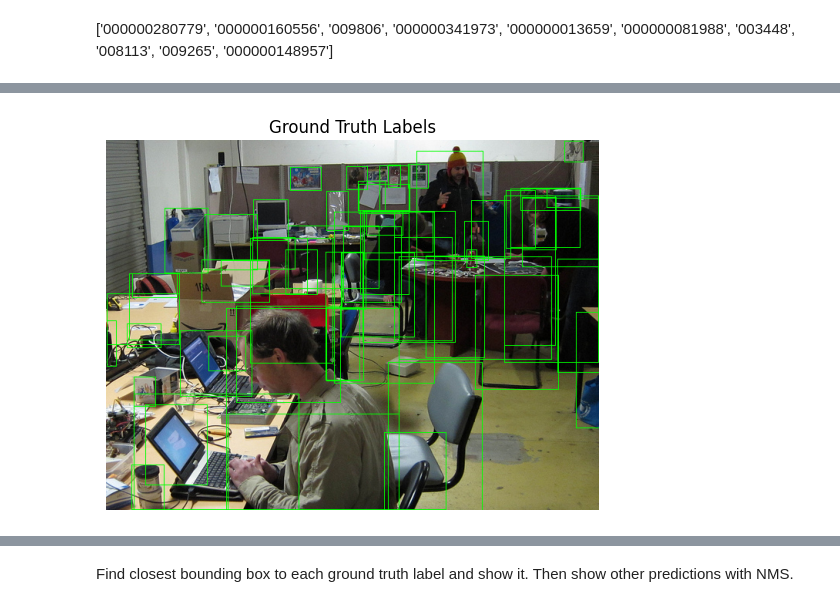
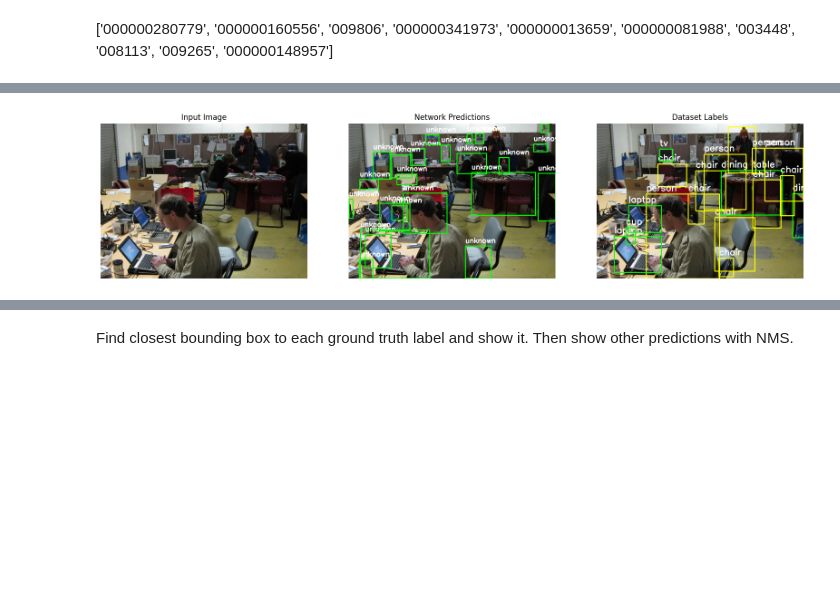
Before and after one commit to AstroBoy1/opendetrex, a Jupyter notebook: visualize_predictions.ipynb, the cells around one changed output, grey strips where cells are left out. Saved outputs shown, nothing was run; the diff lists cells and outputs as text; code cells hidden in the pictures; blank space fills up the shorter version.

Commit message:
separating known and unknown visual predictions in jupyter

```diff
--- a/visualize_predictions.ipynb
+++ b/visualize_predictions.ipynb
@@ -42,7 +42,7 @@ VOC_CLASS_NAMES = [
 "pottedplant", "sheep", "sofa", "train", "tvmonitor"
 ]
 # %%
-def nms(bounding_boxes, confidence_score, threshold):
+def nms(bounding_boxes, confidence_score, threshold, labels):
     # If no bounding boxes, return empty list
     if len(bounding_boxes) == 0:
         return [], []
@@ -62,6 +62,7 @@ def nms(bounding_boxes, confidence_score, threshold):
     # Picked bounding boxes
     picked_boxes = []
     picked_score = []
+    picked_labels = []
 
     # Compute areas of bounding boxes
     areas = (end_x - start_x + 1) * (end_y - start_y + 1)
@@ -77,6 +78,7 @@ def nms(bounding_boxes, confidence_score, threshold):
         # Pick the bounding box with largest confidence score
         picked_boxes.append(bounding_boxes[index])
         picked_score.append(confidence_score[index])
+        picked_labels.append(labels[index])
 
         # Compute ordinates of intersection-over-union(IOU)
         x1 = np.maximum(start_x[index], start_x[order[:-1]])
@@ -95,7 +97,7 @@ def nms(bounding_boxes, confidence_score, threshold):
         left = np.where(ratio < threshold)
         order = order[left]
 
-    return picked_boxes, picked_score
+    return picked_boxes, picked_score, picked_labels
 # %% [markdown]
 ['000000280779',
  '000000160556',
@@ -140,8 +146,9 @@ new_df = new_df.loc[new_df['probs'] >= 0.4]
 # %%
 for i in range(len(r)):
     i = 4
+    #i = 4
     new_df = df_known.loc[df_known['ids'] == r[i]]
-    new_df = new_df.loc[new_df['probs'] >= 0.2]
+    new_df = new_df.loc[new_df['probs'] >= 0.12]
     #new_df = df.loc[df['ids'] == r[i]]
     path = "../PROB/data/VOC2007/JPEGImages/{}.jpg".format(new_df["ids"].values[0])
     an_path = "../PROB/data/VOC2007/Annotations/{}.xml".format(new_df["ids"].values[0])
@@ -151,30 +158,41 @@ for i in range(len(r)):
     total = 0
     # Unknown predictions
     scores= new_df.probs.values
+    known_labels = new_df.labels.values
+    bounding_boxes = list(zip(new_df.xmin, new_df.ymin, new_df.xmax, new_df.ymax))
+    boxes, scores, best_labels = nms(bounding_boxes, scores, 0.5, known_labels)
     print(len(scores))
-    bounding_boxes = list(zip(new_df.xmin, new_df.ymin, new_df.xmax, new_df.ymax))
-    boxes, scores = nms(bounding_boxes, scores, 0.5)
-    print(len(boxes))
-    # for row in boxes:
-    #     total += 1
-    #     new_image = image
-    #     start = (int(row[0]), int(row[1]))
-    #     end = (int(row[2]), int(row[3]))
-    #     new_image = cv2.rectangle(image, start, end, color=(255,0,0), thickness=2)
+    # print(len(boxes))
+    # # for row in boxes:
+    # #     total += 1
+    # #     new_image = image
+    # #     start = (int(row[0]), int(row[1]))
+    # #     end = (int(row[2]), int(row[3]))
+    # #     new_image = cv2.rectangle(image, start, end, color=(255,0,0), thickness=2)
     new_df = df.loc[df['ids'] == r[i]]
-    new_df = new_df.loc[new_df['probs'] >= 0.1]
+    new_df = new_df.loc[new_df['probs'] >= 0.13]
     scores2 = list(new_df.probs.values)
     bounding_boxes2 = list(zip(new_df.xmin, new_df.ymin, new_df.xmax, new_df.ymax))
+    # don't get rid of knowns in nms
+    scores = [x + 1 for x in scores]
     scores2.extend(scores)
     bounding_boxes2.extend(bounding_boxes)
-    boxes, scores = nms(bounding_boxes2, scores2, 0.5)
-    print(len(boxes))
-    for row in boxes:
+    all_labels = ["unknown"] * len(new_df)
+    all_labels.extend(known_labels)
+    print(len(scores2))
+    boxes, scores, all_labels = nms(bounding_boxes2, scores2, 0.4, all_labels)
+    #all_labels = best_labels
+    # print(len(boxes))
+    print(len(scores))
+    colors = {"unknown": (0, 255, 0), "people": (0, 255, 255), "chair": (0, 255, 255), "tv": (100, 100, 100)}
+    for row, l in zip(boxes, all_labels):
         total += 1
         new_image = image
         start = (int(row[0]), int(row[1]))
         end = (int(row[2]), int(row[3]))
-        new_image = cv2.rectangle(image, start, end, color=(0,255,0), thickness=1)
+        if l not in VOC_CLASS_NAMES and l != "people":
+            new_image = cv2.rectangle(image, start, end, color=colors[l], thickness=2)
+            cv2.putText(image, l, (start[0], start[1]-10), cv2.FONT_HERSHEY_SIMPLEX, 0.7, (255, 255, 255), 2)
     # for index, row in new_df.iterrows():
     #     #print(row)
     #     total += 1
@@ -184,20 +202,32 @@ for i in range(len(r)):
     #     new_image = cv2.rectangle(image, start, end, color=(255,0,0), thickness=2)
         # if total == 100:
         #     break
-    # for object in o:
-    #     start = (object["bbox"][0], object["bbox"][1])
-    #     end = (object["bbox"][2], object["bbox"][3])
-    #     co = (0, 0, 255)
-    #     if object["name"] in VOC_CLASS_NAMES:
-    #         co = (255, 0, 0)
-    #         #new_image = cv2.rectangle(image, start, end, color=co, thickness=2)
-    #         #cv2.putText(image, object["name"], (start[0], start[1]-10), cv2.FONT_HERSHEY_SIMPLEX, 0.9, (255,255,255), 2)
-    #     new_image = cv2.rectangle(image, start, end, color=co, thickness=2)
-    #     cv2.putText(image, object["name"], (start[0], start[1]-10), cv2.FONT_HERSHEY_SIMPLEX, 0.9, (255,255,255), 2)
+    image = cv2.imread(path)
+    for object in o:
+        start = (object["bbox"][0], object["bbox"][1])
+        end = (object["bbox"][2], object["bbox"][3])
+        co = (0, 255, 0)
+        if object["name"] in VOC_CLASS_NAMES:
+            co = (0, 255, 255)
+            #new_image = cv2.rectangle(image, start, end, color=co, thickness=2)
+            #cv2.putText(image, object["name"], (start[0], start[1]-10), cv2.FONT_HERSHEY_SIMPLEX, 0.9, (255,255,255), 2)
+        true_image = cv2.rectangle(image, start, end, color=co, thickness=2)
+        cv2.putText(image, object["name"], (start[0], start[1]-10), cv2.FONT_HERSHEY_SIMPLEX, 0.9, (255,255,255), 2)
     image_rgb = cv2.cvtColor(new_image, cv2.COLOR_BGR2RGB)
-    plt.imshow(image_rgb)
+    f, axarr = plt.subplots(1,3, figsize=(20, 20))
+    axarr[1].imshow(image_rgb, )
+    # axarr[1].title.set_text('Predictions')
+    image = cv2.imread(path)
+    axarr[0].imshow(cv2.cvtColor(image, cv2.COLOR_BGR2RGB))
+    axarr[0].axis('off')
+    axarr[0].title.set_text('Input Image')
+    axarr[1].title.set_text('Network Predictions')
+    #plt.imshow(image_rgb)
     #plt.show()
-    plt.title("Ground Truth Labels")
+    #plt.title("Predictions")
+    axarr[2].imshow(cv2.cvtColor(true_image, cv2.COLOR_BGR2RGB))
+    axarr[2].title.set_text('Dataset Labels')
+    axarr[1].axis('off')
     plt.axis('off')
     #plt.title("green: prediction, blue: known label, red: unknown label")
     #plt.savefig("ground_truth_labels.png")
@@ -209 +239 @@ for i in range(len(r)):
-[figure, old version]
+[figure, new version]
```
Also changed, not shown: parts of 4 cells of this notebook.
